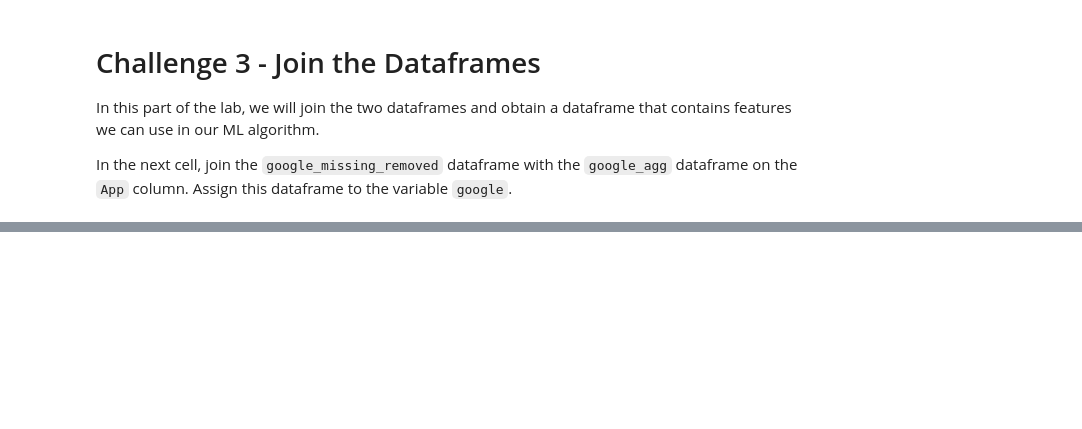
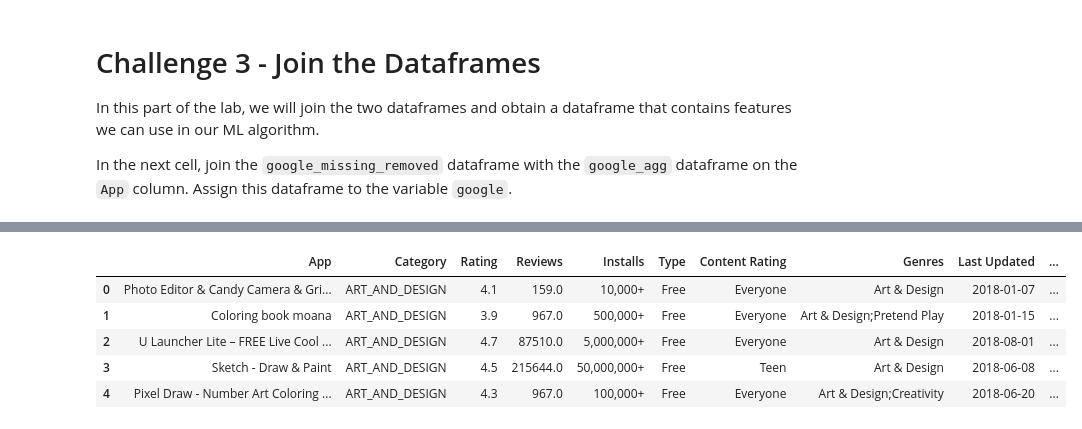
Before and after one commit to ta-data-bcn/lab-supervised-learning-feature-extraction, a Jupyter notebook: your-code/notebooks/main.ipynb, the cells around one changed output, grey strips where cells are left out. Saved outputs shown, nothing was run; the diff lists cells and outputs as text; code cells hidden in the pictures; blank space fills up the shorter version.

```diff
--- a/your-code/notebooks/main.ipynb
+++ b/your-code/notebooks/main.ipynb
@@ -620,3 +601,5 @@ In the next cell, join the `google_missing_removed` dataframe with the `google_a
+# %%
+google = google_missing_removed.join(google_agg, on="App")
 # %% [markdown]
 #### Let's look at the final result using the `head()` function. Your final product should look like:
 
@@ -625,0 +607,9 @@ In the next cell, join the `google_missing_removed` dataframe with the `google_a
+# %%
+google.head()
+# %% [output]
+|  | App | Category | Rating | Reviews | Installs | Type | Content Rating | Genres | Last Updated | ... |
+| 0 | Photo Editor & Candy Camera & Gri... | ART_AND_DESIGN | 4.1 | 159.0 | 10,000+ | Free | Everyone | Art & Design | 2018-01-07 | ... |
+| 1 | Coloring book moana | ART_AND_DESIGN | 3.9 | 967.0 | 500,000+ | Free | Everyone | Art & Design;Pretend Play | 2018-01-15 | ... |
+| 2 | U Launcher Lite – FREE Live Cool ... | ART_AND_DESIGN | 4.7 | 87510.0 | 5,000,000+ | Free | Everyone | Art & Design | 2018-08-01 | ... |
+| 3 | Sketch - Draw & Paint | ART_AND_DESIGN | 4.5 | 215644.0 | 50,000,000+ | Free | Teen | Art & Design | 2018-06-08 | ... |
+| 4 | Pixel Draw - Number Art Coloring ... | ART_AND_DESIGN | 4.3 | 967.0 | 100,000+ | Free | Everyone | Art & Design;Creativity | 2018-06-20 | ... |
```
Also changed, not shown: parts of 5 cells of this notebook.
